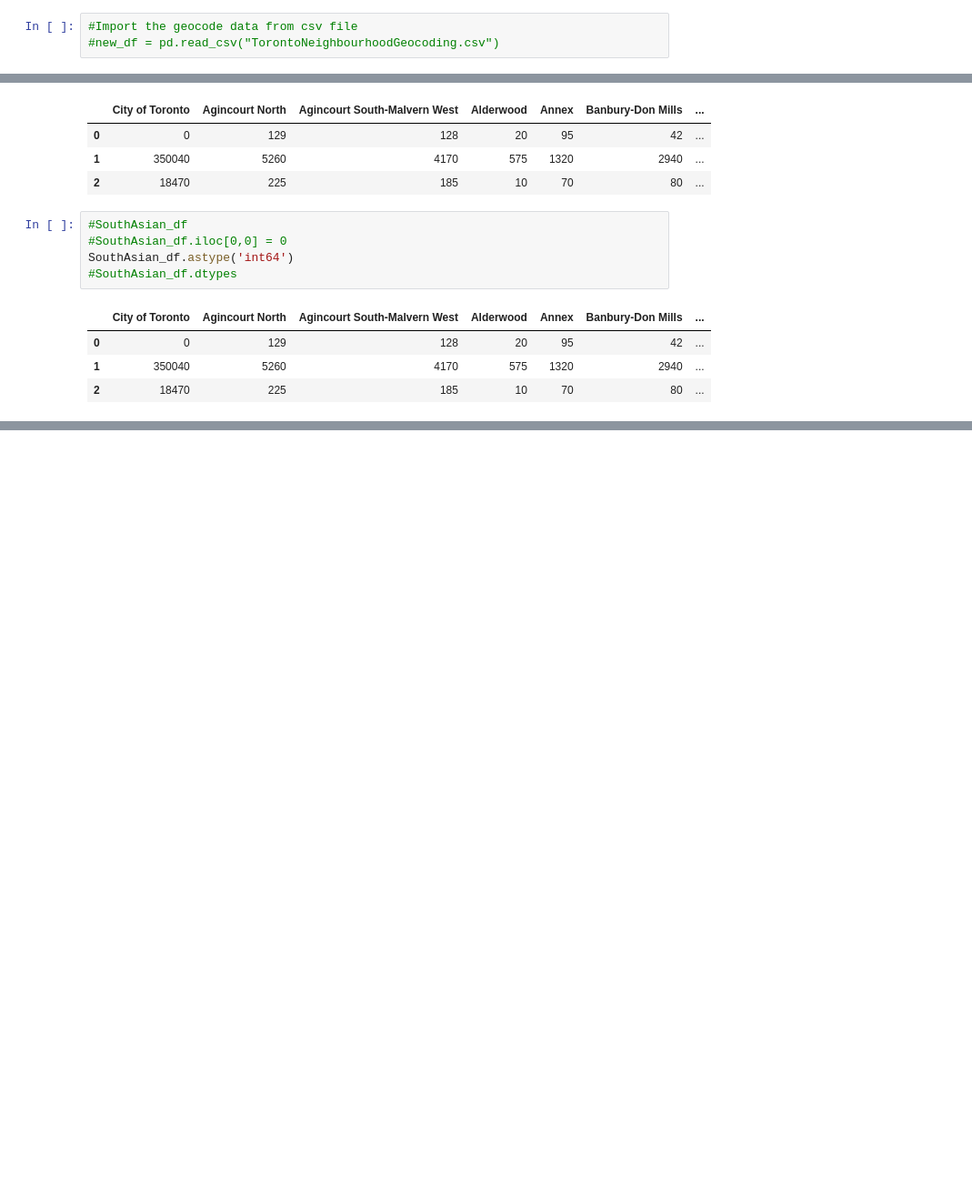
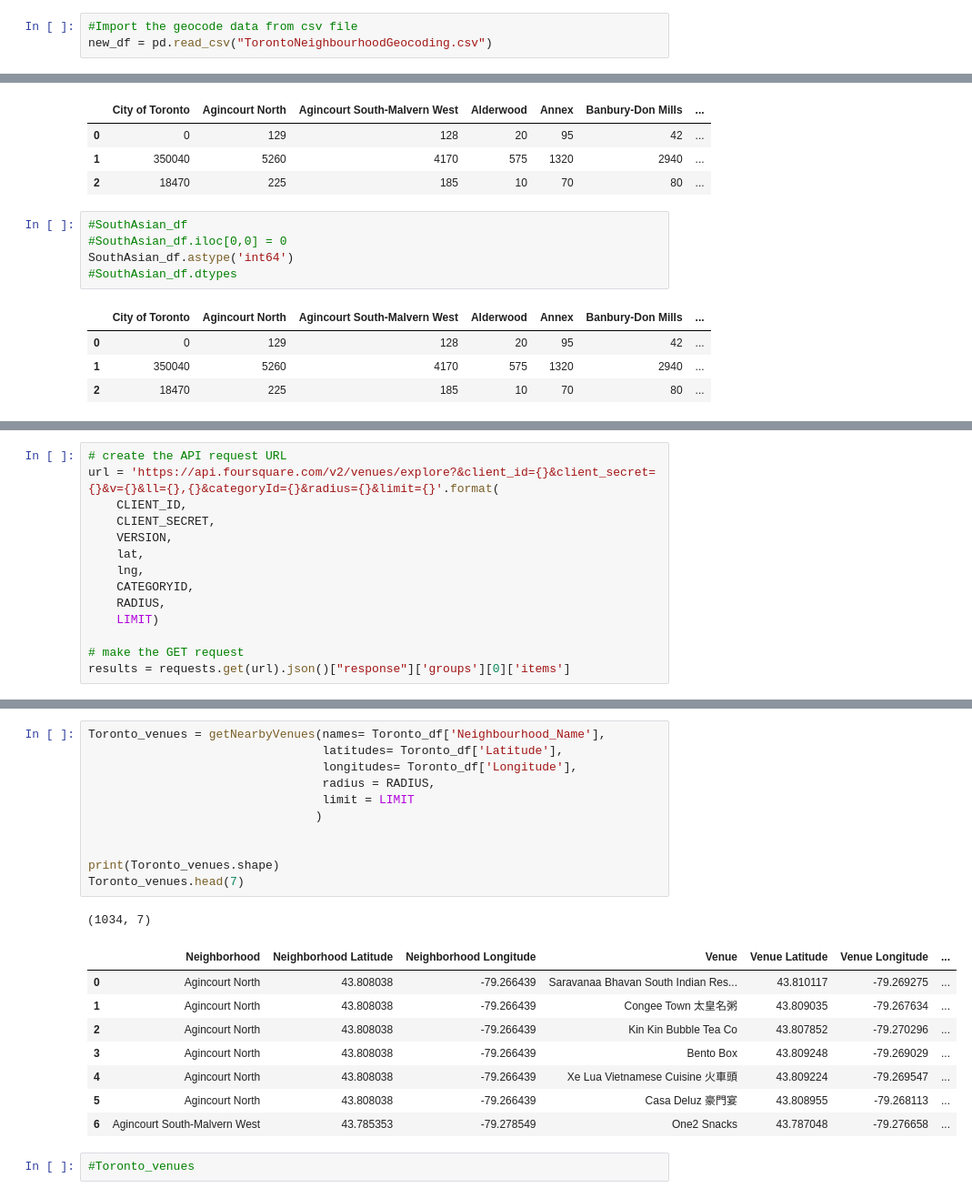
Before and after one commit to agprasanna/Coursera_Capstone, a Jupyter notebook: Opening a Sri Lankan Restaurant in Toronto.ipynb, the cells around one changed output, grey strips where cells are left out. Shown at 91% size. Saved outputs shown, nothing was run; the diff lists cells and outputs as text; blank space fills up the shorter version.

```diff
--- a/Opening a Sri Lankan Restaurant in Toronto.ipynb
+++ b/Opening a Sri Lankan Restaurant in Toronto.ipynb
@@ -122,7 +122,7 @@ Geo Coding complete!
 #new_df.to_csv('TorontoNeighbourhoodGeocoding.csv', index = False)
 # %%
 #Import the geocode data from csv file
-#new_df = pd.read_csv("TorontoNeighbourhoodGeocoding.csv")
+new_df = pd.read_csv("TorontoNeighbourhoodGeocoding.csv")
 # %%
 new_df
 # %% [output]
@@ -246,0 +283,14 @@ SouthAsian_df.astype('int64')
+# %%
+# create the API request URL
+url = 'https://api.foursquare.com/v2/venues/explore?&client_id={}&client_secret={}&v={}&ll={},{}&categoryId={}&radius={}&limit={}'.format(
+    CLIENT_ID,
+    CLIENT_SECRET,
+    VERSION,
+    lat,
+    lng,
+    CATEGORYID,
+    RADIUS,
+    LIMIT)
+
+# make the GET request
+results = requests.get(url).json()["response"]['groups'][0]['items']
@@ -246,0 +339,23 @@ SouthAsian_df.astype('int64')
+# %%
+Toronto_venues = getNearbyVenues(names= Toronto_df['Neighbourhood_Name'],
+                                 latitudes= Toronto_df['Latitude'],
+                                 longitudes= Toronto_df['Longitude'],
+                                 radius = RADIUS,
+                                 limit = LIMIT
+                                )
+
+
+print(Toronto_venues.shape)
+Toronto_venues.head(7)
+# %% [output]
+(1034, 7)
+|  | Neighborhood | Neighborhood Latitude | Neighborhood Longitude | Venue | Venue Latitude | Venue Longitude | ... |
+| 0 | Agincourt North | 43.808038 | -79.266439 | Saravanaa Bhavan South Indian Res... | 43.810117 | -79.269275 | ... |
+| 1 | Agincourt North | 43.808038 | -79.266439 | Congee Town 太皇名粥 | 43.809035 | -79.267634 | ... |
+| 2 | Agincourt North | 43.808038 | -79.266439 | Kin Kin Bubble Tea Co | 43.807852 | -79.270296 | ... |
+| 3 | Agincourt North | 43.808038 | -79.266439 | Bento Box | 43.809248 | -79.269029 | ... |
+| 4 | Agincourt North | 43.808038 | -79.266439 | Xe Lua Vietnamese Cuisine 火車頭 | 43.809224 | -79.269547 | ... |
+| 5 | Agincourt North | 43.808038 | -79.266439 | Casa Deluz 豪門宴 | 43.808955 | -79.268113 | ... |
+| 6 | Agincourt South-Malvern West | 43.785353 | -79.278549 | One2 Snacks | 43.787048 | -79.276658 | ... |
+# %%
+#Toronto_venues
```
Also changed, not shown: parts of 10 cells of this notebook.
